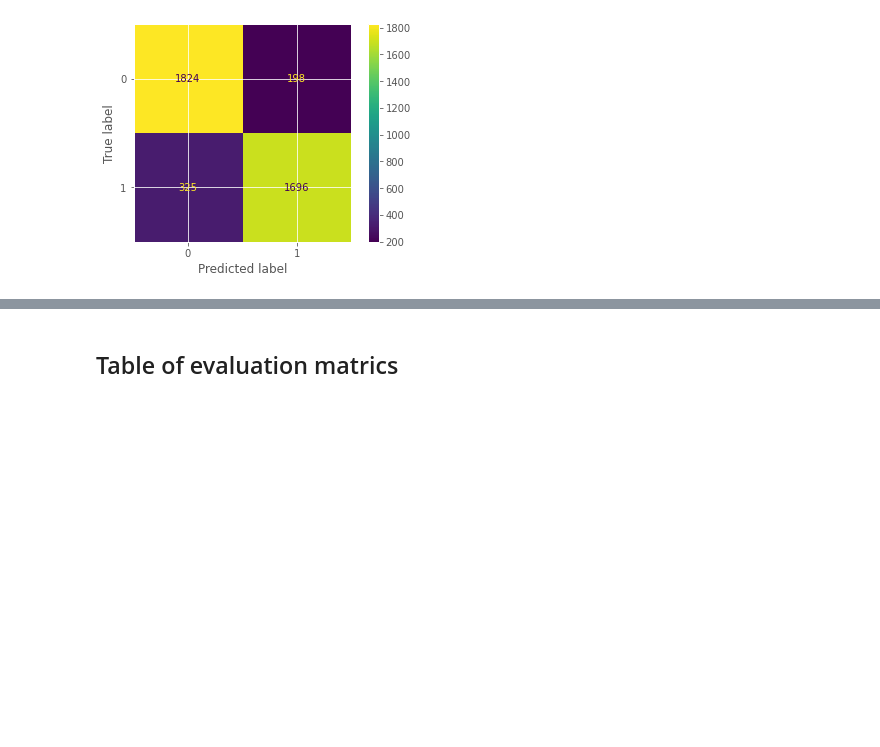
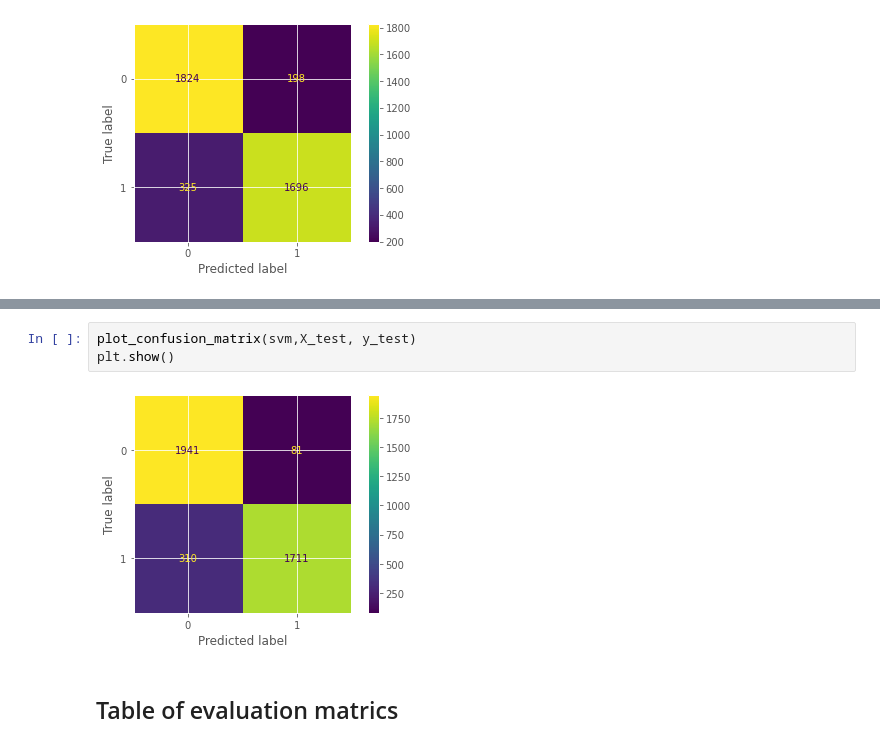
Before and after one commit to abdoulayegk/major-project-sharda, a Jupyter notebook: test_code.ipynb, the cells around one changed output, grey strips where cells are left out. Cells and saved outputs as stored; diff of their text form; blank space fills up the shorter version.

```diff
--- a/test_code.ipynb
+++ b/test_code.ipynb
@@ -826,3 +866,8 @@ plt.show()
+# %%
+plot_confusion_matrix(svm,X_test, y_test)
+plt.show()
+# %% [output]
+[figure, added]
 # %% [markdown]
 ## Table of evaluation matrics
 # %%
```
Also changed, not shown: parts of 11 cells of this notebook, 1 other file.
